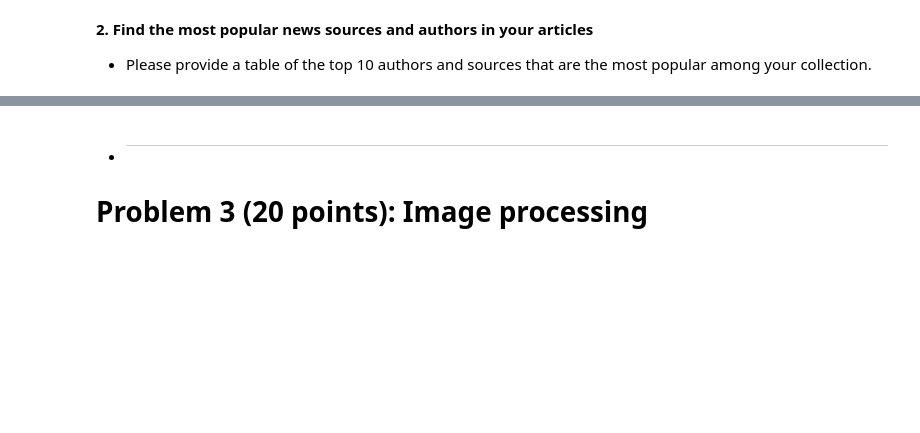
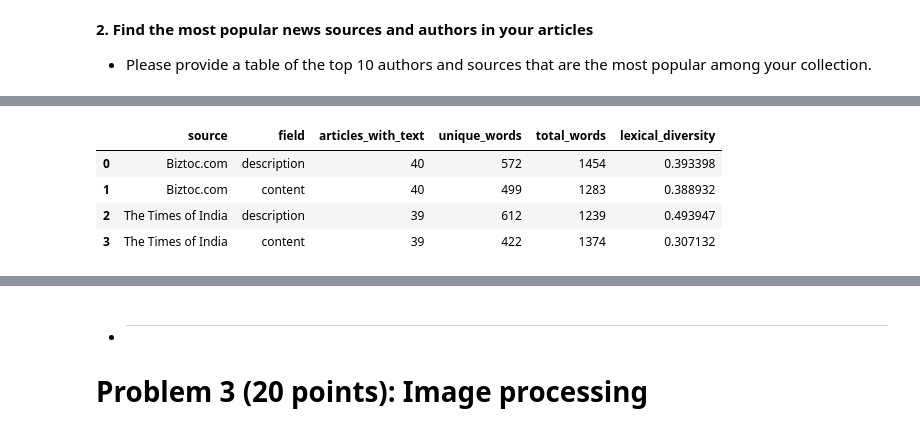
Before and after one commit to jdorick/Case-Study-1, a Jupyter notebook: CaseStudy1_NewsAPI.ipynb, the cells around one changed output, grey strips where cells are left out. Saved outputs shown, nothing was run; the diff lists cells and outputs as text; code cells hidden in the pictures; blank space fills up the shorter version.

```diff
--- a/CaseStudy1_NewsAPI.ipynb
+++ b/CaseStudy1_NewsAPI.ipynb
@@ -91,0 +347,76 @@ Which one is more diverse?
+# %%
+#----------------------------------------------
+# Your code starts here
+#   Please add comments or text cells in between to explain the general idea of each block of the code.
+#   Please feel free to add more cells below this cell if necessary
+
+import json
+import re
+import pandas as pd
+from pathlib import Path
+from collections import Counter
+
+# Load the articles from the updated JSON file in the repository folder
+json_file = Path("texas_senate_articles_new.json")
+
+with json_file.open("r", encoding="utf-8") as file:
+    all_articles = json.load(file)
+
+# Calculate lexical diversity using the combined text from a news source
+def lexical_diversity(texts):
+    words = re.findall(r"[a-z]+", " ".join(texts).lower())
+    return len(set(words)) / len(words) if words else None, len(set(words)), len(words)
+
+# Count how many articles come from each news source
+source_counts = Counter()
+
+for article in all_articles:
+    # Extract the news source name, if available, and increase its count
+    source = article.get("source") or {}
+
+    if isinstance(source, dict) and isinstance(source.get("name"), str):
+        source_counts[source["name"].strip()] += 1
+
+# Identify the two news sources with the most articles
+popular_sources = [name for name, _ in source_counts.most_common(2)]
+diversity_rows = []
+
+# Calculate lexical diversity separately for descriptions and content from each source
+for source_name in popular_sources:
+    # Collect all articles belonging to the current news source
+    source_articles = [
+        article for article in all_articles
+        if isinstance(article.get("source"), dict)
+        and isinstance(article["source"].get("name"), str)
+        and article["source"]["name"].strip() == source_name
+    ]
+
+    # Calculate lexical diversity for descriptions and content separately
+    for field in ("description", "content"):
+        # Collect all available text for the current field
+        texts = [
+            article[field]
+            for article in source_articles
+            if isinstance(article.get(field), str) and article[field].strip()
+        ]
+
+        # Calculate lexical diversity, unique words, and total words
+        diversity, unique_words, total_words = lexical_diversity(texts)
+
+        # Store the results for the current source and text field
+        diversity_rows.append({
+            "source": source_name,
+            "field": field,
+            "articles_with_text": len(texts),
+            "unique_words": unique_words,
+            "total_words": total_words,
+            "lexical_diversity": diversity,
+        })
+
+# Convert the results into a DataFrame
+diversity_table = pd.DataFrame(diversity_rows)
+
+# Display the lexical diversity results
+print("Lexical diversity = number of unique words / total words, calculated across each source's available text.")
+display(diversity_table)
+# %% [output]
@@ -91,0 +424,5 @@ Which one is more diverse?
+|  | source | field | articles_with_text | unique_words | total_words | lexical_diversity |
+| 0 | Biztoc.com | description | 40 | 572 | 1454 | 0.393398 |
+| 1 | Biztoc.com | content | 40 | 499 | 1283 | 0.388932 |
+| 2 | The Times of India | description | 39 | 612 | 1239 | 0.493947 |
+| 3 | The Times of India | content | 39 | 422 | 1374 | 0.307132 |
```
Also changed, not shown: parts of 16 cells of this notebook, 1 other file.
